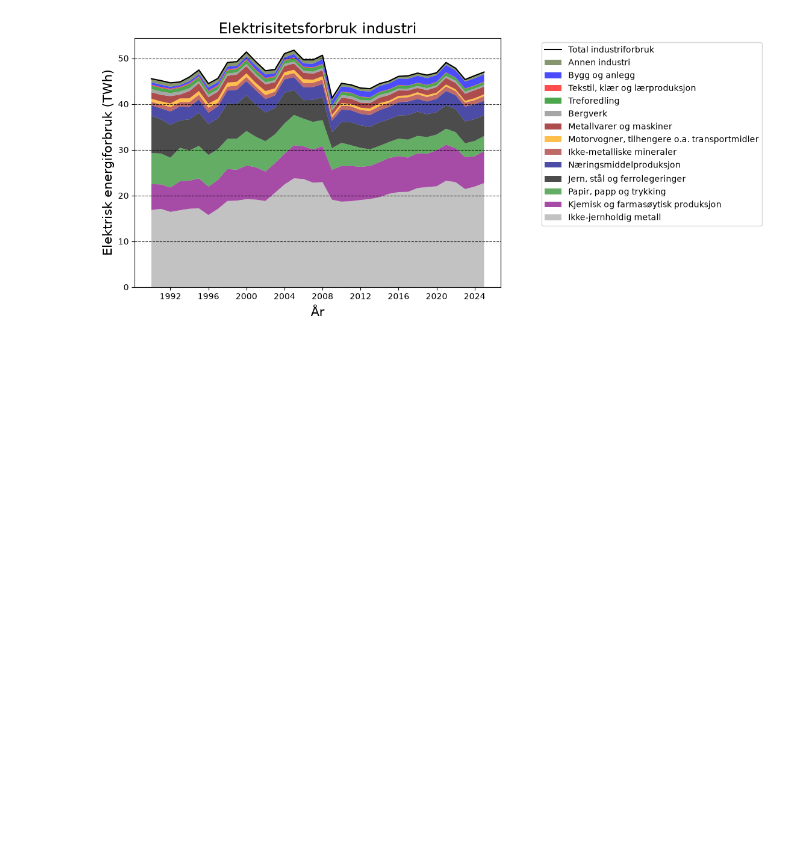
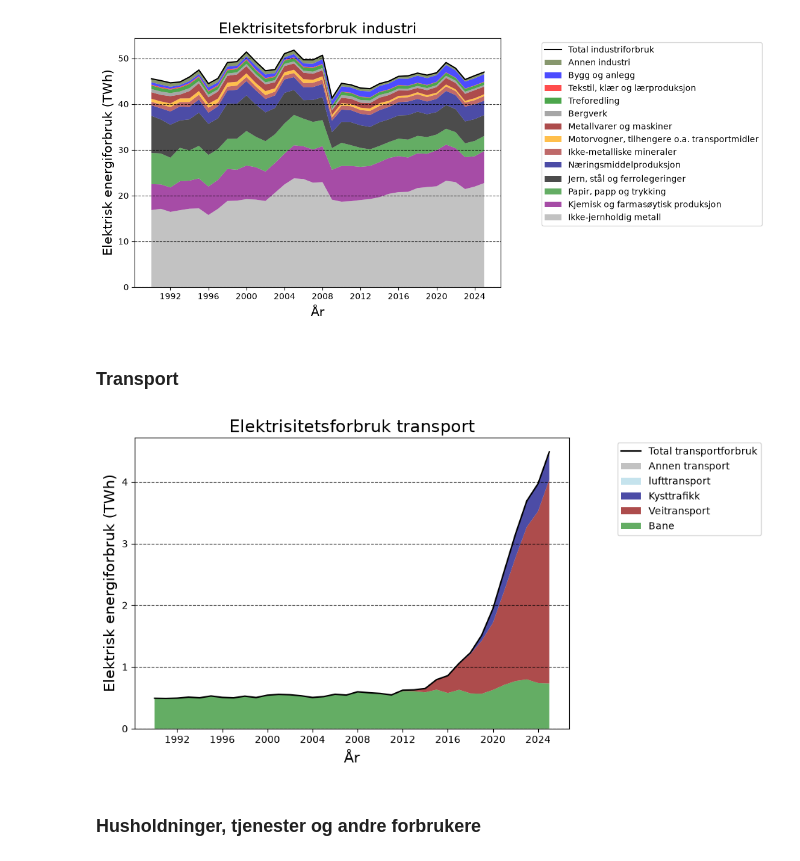
Before and after one commit to Oyvind-Aas/Electricity_and_Energy, a Jupyter notebook: Norway_energy.ipynb, the cells around one changed output. Cells and saved outputs as stored; diff of their text form; code cells hidden in the pictures; blank space fills up the shorter version.

Commit message:
Explored electricity consumption in industry, transport and other consumers

```diff
--- a/Norway_energy.ipynb
+++ b/Norway_energy.ipynb
@@ -299,3 +281,48 @@ plt.grid(axis='y', linestyle='--', alpha=0.8, color ='black')
 plt.show()
 # %% [output]
 [figure]
+# %% [markdown]
+### Transport
+# %%
+transport = elektrisitet.loc[elektrisitet.energibalansepost == '12.2 Transport', 'value'].to_numpy()
+vei = elektrisitet.loc[elektrisitet.energibalansepost == '12.2.1 Veitransport', 'value'].to_numpy()
+bane = elektrisitet.loc[elektrisitet.energibalansepost == '12.2.2 Banetransport', 'value'].to_numpy()
+luft = elektrisitet.loc[elektrisitet.energibalansepost == '12.2.3 Lufttransport', 'value'].to_numpy()
+kyst = elektrisitet.loc[elektrisitet.energibalansepost == '12.2.4 Kysttransport', 'value'].to_numpy()
+annet = elektrisitet.loc[elektrisitet.energibalansepost == '12.2.5 Annen transport', 'value'].to_numpy()
+# %%
+fig, ax = plt.subplots()
+
+ax.set_xlabel('År', fontsize = 15)
+ax.set_ylabel('Elektrisk energiforbruk (TWh)', color='black', fontsize = 15)
+
+ax.stackplot(
+    elektrisitet['år'].unique().astype(int),
+    bane / 1e3,
+    vei / 1e3,
+    kyst / 1e3,
+    luft / 1e3,
+    annet / 1e3,
+    labels=['Bane', 'Veitransport', 'Kysttrafikk', 'lufttransport', 'Annen transport'],
+    colors=['forestgreen', 'darkred', 'navy', 'lightblue', 'darkgray'],
+    alpha=0.7
+)
+
+ax.xaxis.set_major_locator(MaxNLocator(integer=True))
+
+ax.plot(elektrisitet['år'].unique().astype(int),
+        transport / 1e3,
+        color = 'black', label = 'Total transportforbruk')
+
+fig.tight_layout()
+fig.set_figheight(5)
+fig.set_figwidth(7)
+ax.set_title('Elektrisitetsforbruk transport', fontsize = 17)
+ax.legend(fontsize='medium', loc='upper left', bbox_to_anchor=(1.1, 1), reverse=True)
+
+plt.grid(axis='y', linestyle='--', alpha=0.8, color ='black')
+plt.show()
+# %% [output]
+[figure, added]
+# %% [markdown]
+### Husholdninger, tjenester og andre forbrukere
```
Also changed, not shown: parts of 6 cells of this notebook.
